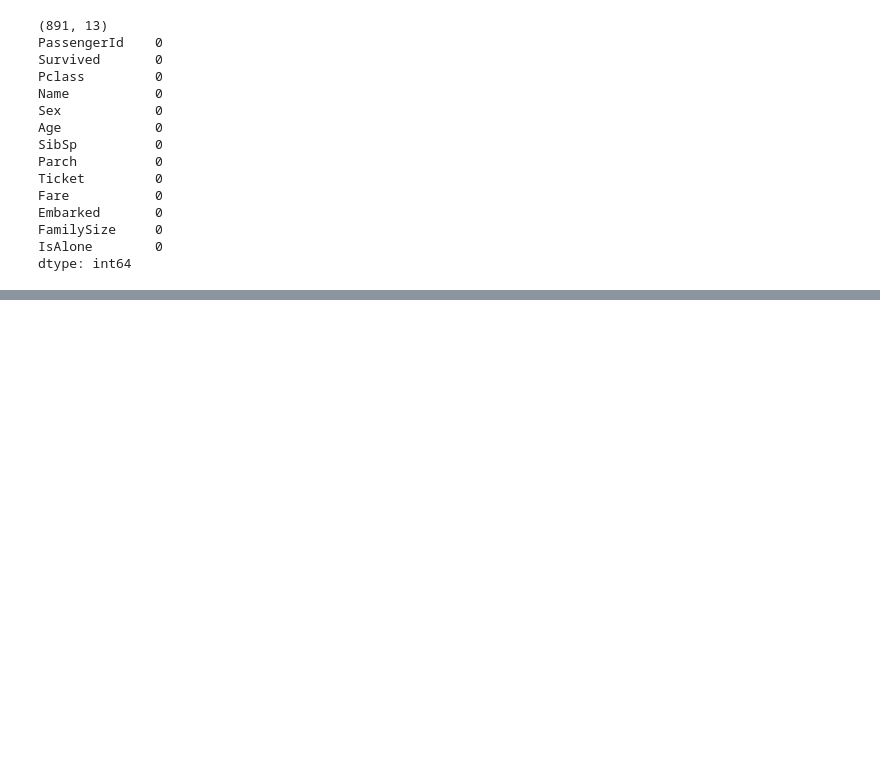
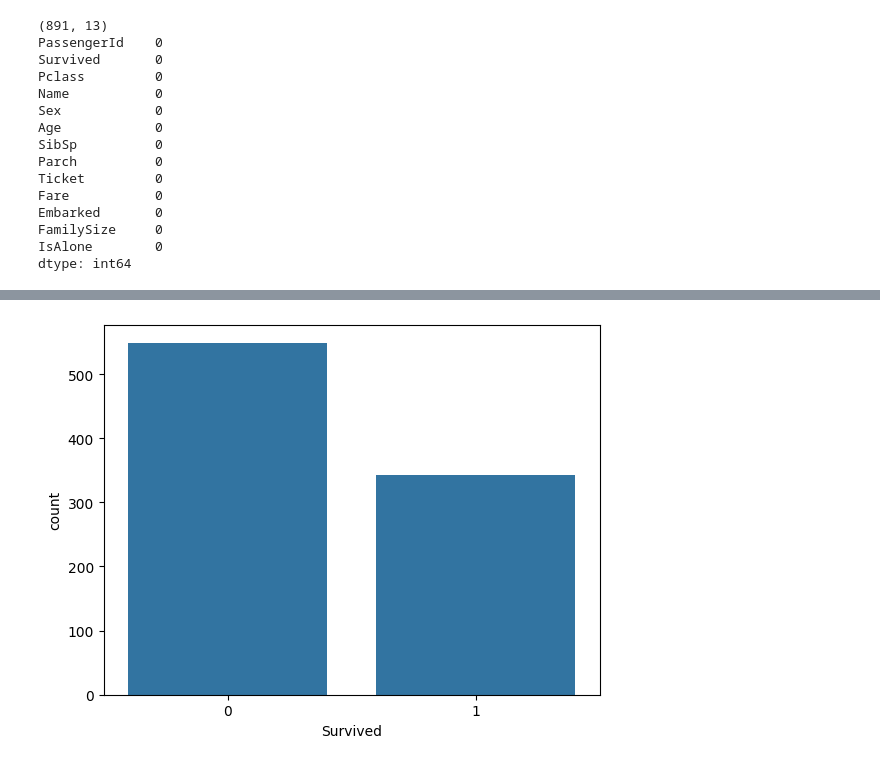
Before and after one commit to Logadheep/LevelUp, a Jupyter notebook: day02_data_cleaning.ipynb, the cells around one changed output, grey strips where cells are left out. Drawn from its saved outputs; the diff is of its cells as text; code cells hidden in the pictures; blank space fills up the shorter version.

```diff
--- a/day02_data_cleaning.ipynb
+++ b/day02_data_cleaning.ipynb
@@ -244,0 +261,10 @@ dtype: int64
+# %%
+import seaborn as sns
+
+# count plots for Survived, PClass, Sex
+category  = 'Survived'
+sns.countplot(x=category, data=df_clean)
+
+plt.show()
+# %% [output]
+[figure, added]
```
Also changed, not shown: parts of 10 cells of this notebook, 1 other file.
